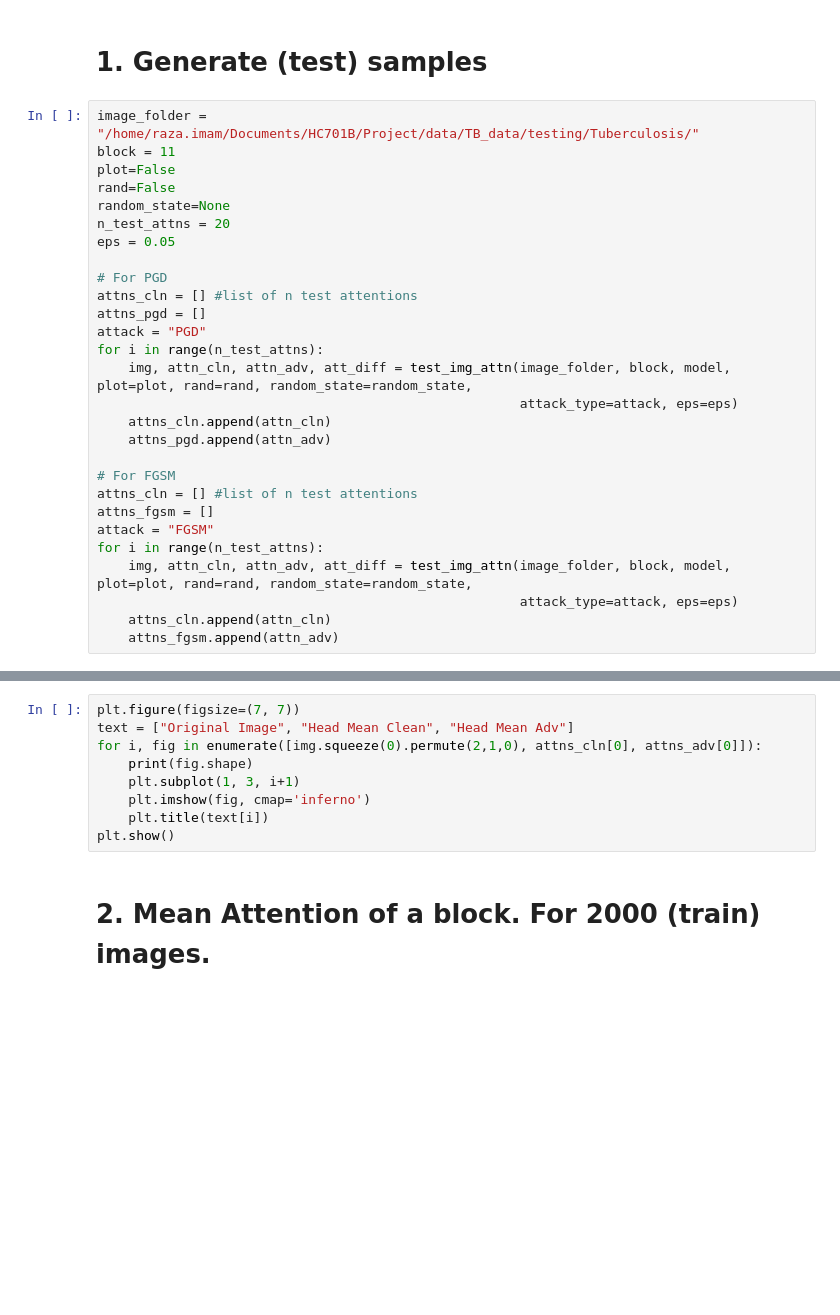
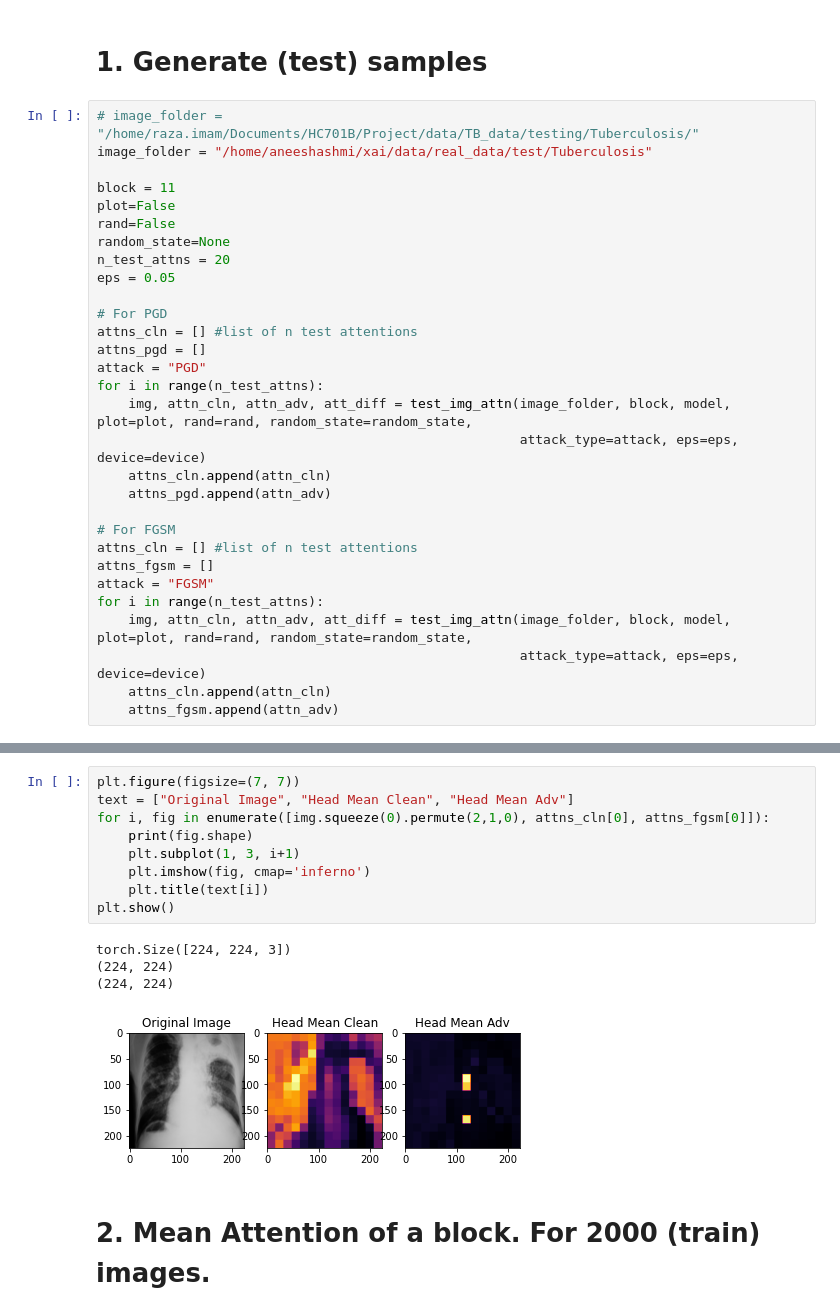
Before and after one commit to Razaimam45/XAIM, a Jupyter notebook: ibrahim_test/raza_round2.ipynb, the cells around one changed output, grey strips where cells are left out. Cells and saved outputs as stored; diff of their text form; blank space fills up the shorter version.

```diff
--- a/ibrahim_test/raza_round2.ipynb
+++ b/ibrahim_test/raza_round2.ipynb
@@ -84,7 +96,9 @@ torch.Size([224, 224, 3])
 # %% [markdown]
 # 1. Generate (test) samples
 # %%
-image_folder = "/home/raza.imam/Documents/HC701B/Project/data/TB_data/testing/Tuberculosis/"
+# image_folder = "/home/raza.imam/Documents/HC701B/Project/data/TB_data/testing/Tuberculosis/"
+image_folder = "/home/aneeshashmi/xai/data/real_data/test/Tuberculosis"
+
 block = 11
 plot=False
 rand=False
@@ -98,7 +112,7 @@ attns_pgd = []
 attack = "PGD"
 for i in range(n_test_attns):
     img, attn_cln, attn_adv, att_diff = test_img_attn(image_folder, block, model, plot=plot, rand=rand, random_state=random_state,
-                                                      attack_type=attack, eps=eps)
+                                                      attack_type=attack, eps=eps, device=device)
     attns_cln.append(attn_cln)
     attns_pgd.append(attn_adv)
 
@@ -108,6 +122,6 @@ attns_fgsm = []
 attack = "FGSM"
 for i in range(n_test_attns):
     img, attn_cln, attn_adv, att_diff = test_img_attn(image_folder, block, model, plot=plot, rand=rand, random_state=random_state,
-                                                      attack_type=attack, eps=eps)
+                                                      attack_type=attack, eps=eps, device=device)
     attns_cln.append(attn_cln)
     attns_fgsm.append(attn_adv)
@@ -118,12 +153,17 @@ np.sum(attn_cln), np.sum(attn_adv)
 # %%
 plt.figure(figsize=(7, 7))
 text = ["Original Image", "Head Mean Clean", "Head Mean Adv"]
-for i, fig in enumerate([img.squeeze(0).permute(2,1,0), attns_cln[0], attns_adv[0]]):
+for i, fig in enumerate([img.squeeze(0).permute(2,1,0), attns_cln[0], attns_fgsm[0]]):
     print(fig.shape)
     plt.subplot(1, 3, i+1)
     plt.imshow(fig, cmap='inferno')
     plt.title(text[i])
 plt.show()
+# %% [output]
+torch.Size([224, 224, 3])
+(224, 224)
+(224, 224)
+[figure, added]
 # %% [markdown]
 # 2. Mean Attention of a block. For 2000 (train) images.
 # %%
```
Also changed, not shown: parts of 8 cells of this notebook, 6 other files.
